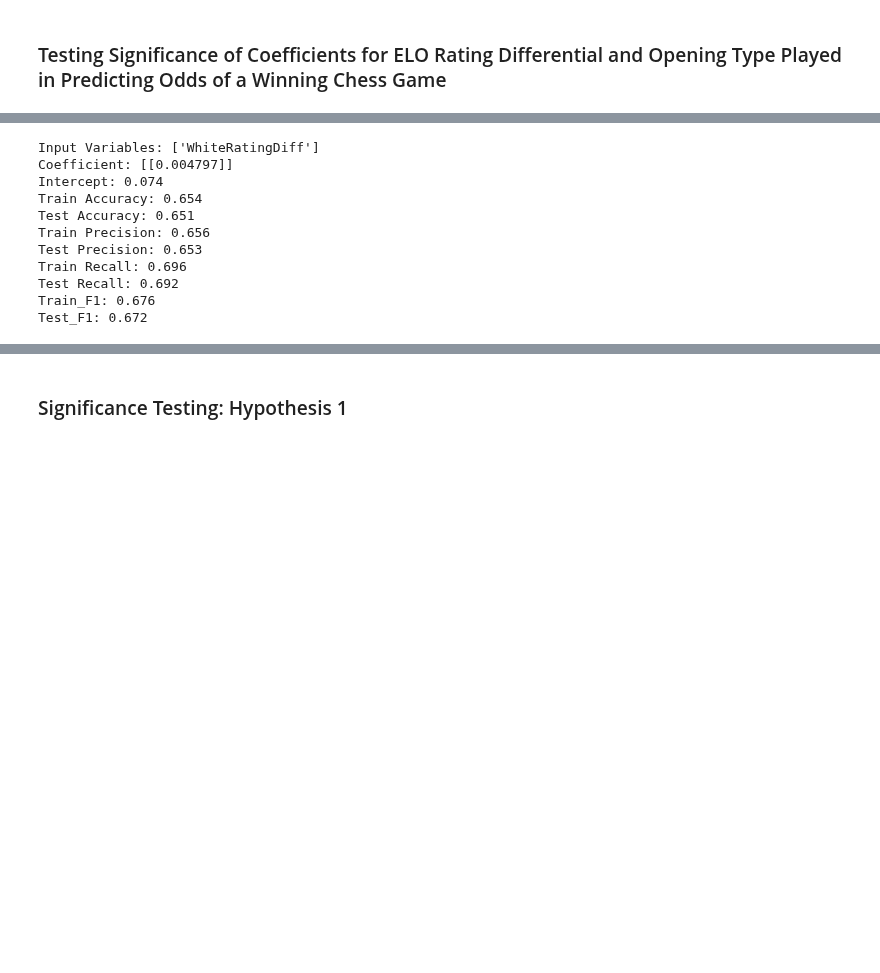
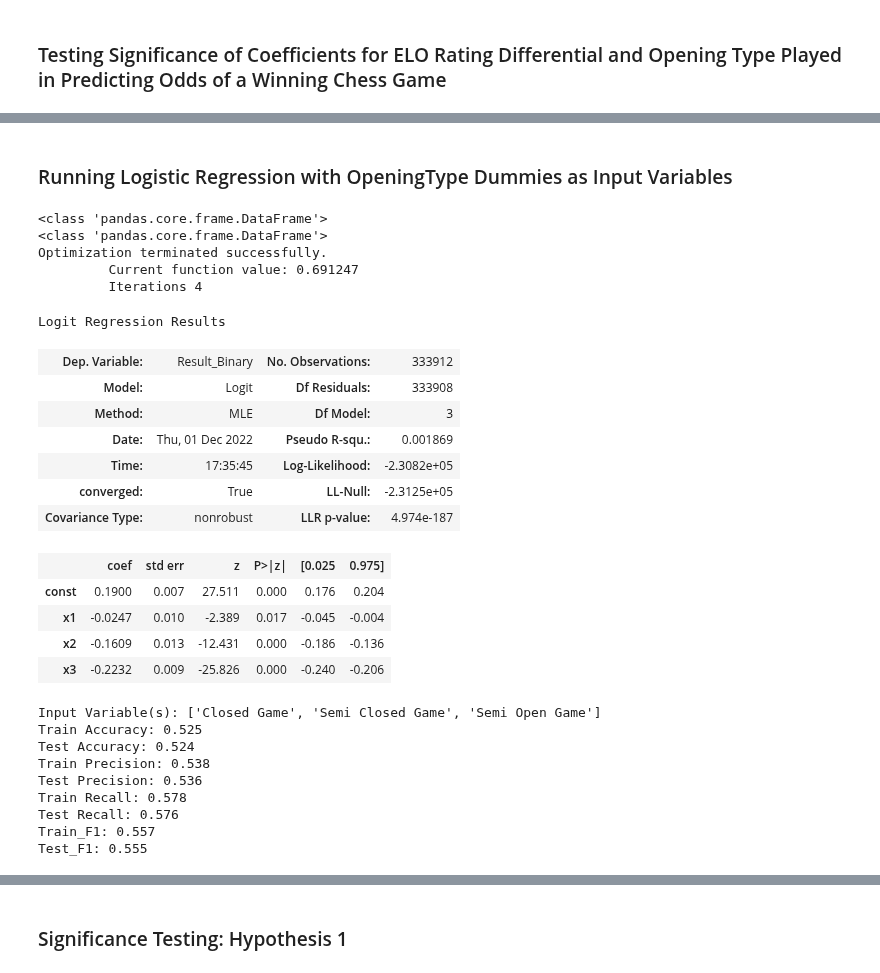
Before and after one commit to jeanie-liu/chess_win_predictor, a Jupyter notebook: phase4.ipynb, the cells around one changed output, grey strips where cells are left out. Cells and saved outputs as stored; diff of their text form; code cells hidden in the pictures; blank space fills up the shorter version.

```diff
--- a/phase4.ipynb
+++ b/phase4.ipynb
@@ -466,22 +517,25 @@ display(chess_games_cleaned.head(50))
 chess_train, chess_test = train_test_split(chess_games_cleaned, test_size = 0.2, random_state = 2950)
 
 #define a function for running logistic regressions
-def run_logistic_regression (input_var, train, test, predicted_var):
+def run_logistic_regression_sm (input_var, train, test, predicted_var):
     #creating input and output arrays for train and test set
-    train_x = train[input_var]
-    train_y = train[predicted_var]
+    train_x = sm.add_constant(train[input_var])
+    print(type(train_x))
+    train_y = train[[predicted_var]]
+    print(type(train_y))
+    test_x = sm.add_constant(test[input_var])
     test_y = test[predicted_var]
 
     #training the model with input and output arrays for train set
-    model = LogisticRegression().fit(train_x, train_y)
-
-    #found the model's coefficient and intercept
-    coefficient = model.coef_
-    intercept = model.intercept_
+    model = sm.Logit(train_y, train_x.to_numpy()).fit()
+    #model = smf.logit(str(predicted_var)+' ~ ' + str(input_var), data = train).fit()
+    display(model.summary())
 
     #making predictions of the ouput for train and test set
-    train_prediction = model.predict(train[input_var])
-    test_prediction = model.predict(test[input_var])
+    train_prediction = model.predict(train_x)
+    train_prediction = train_prediction.round(decimals = 0).astype(int)
+    test_prediction = model.predict(test_x)
+    test_prediction = test_prediction.round(decimals = 0).astype(int)
 
     #calculated accuracy, precision, recall, and f1 scores for train and test sets
     train_accuracy = metrics.accuracy_score(train_y, train_prediction)
@@ -497,9 +551,7 @@ def run_logistic_regression (input_var, train, test, predicted_var):
     test_f1 = metrics.f1_score(test_y, test_prediction)
 
     #printed all required elements with appropriate rounding
-    print('Input Variables: ' + str(input_var))
-    print('Coefficient: ' + str(np.round(coefficient,6)))
-    print('Intercept: ' + str(np.round(intercept,3)[0]))
+    print('Input Variable(s): ' + str(input_var))
     print('Train Accuracy: ' + str(np.round(train_accuracy,3)))
     print('Test Accuracy: ' + str(np.round(test_accuracy,3)))
     print('Train Precision: ' + str(np.round(train_precision,3)))
@@ -510,0 +565,2 @@ def run_logistic_regression (input_var, train, test, predicted_var):
+# %%
+run_logistic_regression_sm('WhiteRatingDiff', chess_train, chess_test, 'Result_Binary')
@@ -511,15 +593,32 @@ def run_logistic_regression (input_var, train, test, predicted_var):
+# %% [markdown]
+### Running Logistic Regression with OpeningType Dummies as Input Variables
 # %%
-#running a logistic regression on Elo rating differential in predicting win outcome (win or loss)
-run_logistic_regression(['WhiteRatingDiff'], chess_train, chess_test, 'Result_Binary')
+run_logistic_regression_sm(['Closed Game', 'Semi Closed Game', 'Semi Open Game'], chess_train, chess_test, 'Result_Binary')
 # %% [output]
-Input Variables: ['WhiteRatingDiff']
-Coefficient: [[0.004797]]
-Intercept: 0.074
-Train Accuracy: 0.654
-Test Accuracy: 0.651
-Train Precision: 0.656
-Test Precision: 0.653
-Train Recall: 0.696
-Test Recall: 0.692
-Train_F1: 0.676
-Test_F1: 0.672
+<class 'pandas.core.frame.DataFrame'>
+<class 'pandas.core.frame.DataFrame'>
+Optimization terminated successfully.
+         Current function value: 0.691247
+         Iterations 4
+Logit Regression Results
+| Dep. Variable: | Result_Binary | No. Observations: | 333912 |
+| Model: | Logit | Df Residuals: | 333908 |
+| Method: | MLE | Df Model: | 3 |
+| Date: | Thu, 01 Dec 2022 | Pseudo R-squ.: | 0.001869 |
+| Time: | 17:35:45 | Log-Likelihood: | -2.3082e+05 |
+| converged: | True | LL-Null: | -2.3125e+05 |
+| Covariance Type: | nonrobust | LLR p-value: | 4.974e-187 |
+|  | coef | std err | z | P>|z| | [0.025 | 0.975] |
+| const | 0.1900 | 0.007 | 27.511 | 0.000 | 0.176 | 0.204 |
+| x1 | -0.0247 | 0.010 | -2.389 | 0.017 | -0.045 | -0.004 |
+| x2 | -0.1609 | 0.013 | -12.431 | 0.000 | -0.186 | -0.136 |
+| x3 | -0.2232 | 0.009 | -25.826 | 0.000 | -0.240 | -0.206 |
+Input Variable(s): ['Closed Game', 'Semi Closed Game', 'Semi Open Game']
+Train Accuracy: 0.525
+Test Accuracy: 0.524
+Train Precision: 0.538
+Test Precision: 0.536
+Train Recall: 0.578
+Test Recall: 0.576
+Train_F1: 0.557
+Test_F1: 0.555
```
Also changed, not shown: parts of 18 cells of this notebook.
